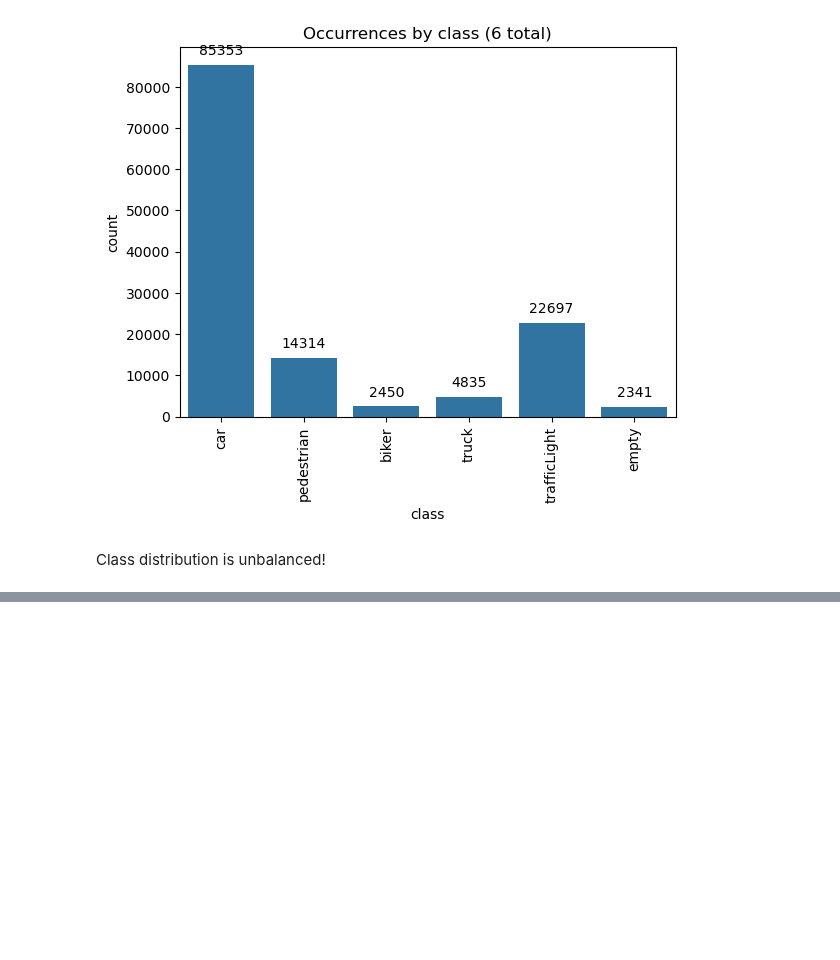
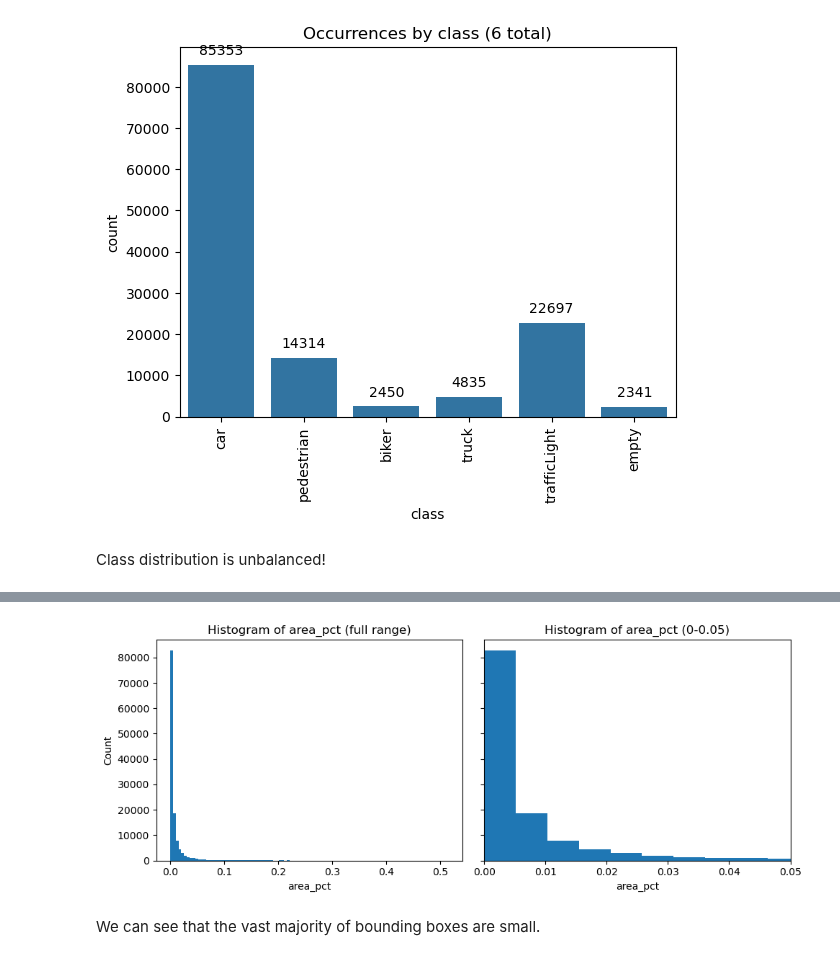
Before and after one commit to ElliotBlackstone/automotive-ssd-object-detection, a Jupyter notebook: EDA_car.ipynb, the cells around one changed output, grey strips where cells are left out. Saved outputs shown, nothing was run; the diff lists cells and outputs as text; code cells hidden in the pictures; blank space fills up the shorter version.

```diff
--- a/EDA_car.ipynb
+++ b/EDA_car.ipynb
@@ -24,7 +24,7 @@ train_path = folder_path / "train"
 test_path = folder_path / "test"
 # %%
 # load training data
-train_data = CarImageClass.ImageClass(targ_dir=train_path, transform=None, file_pct=1)
+train_data = CarImageClass.ImageClass(targ_dir=train_path, file_list=None, transform=None, file_pct=1, rand_seed=724, include_area=True, device='cpu')
 # %% [markdown]
 Look at some images!
 # %%
@@ -61,0 +82,7 @@ Class distribution is unbalanced!
+# %%
+# Get areas and area percentage of each bounding box
+df = train_data.annotate_df
+df['area'] = (df['xmax'] - df['xmin']) * (df['ymax'] - df['ymin'])
+df['area_pct'] = df['area'] / (512 * 512)
+
+df['area_pct'].describe()
@@ -61,0 +99,21 @@ Class distribution is unbalanced!
+# %%
+fig, axes = plt.subplots(1, 2, figsize=(10, 4), sharey=True)
+
+# Left: full range
+axes[0].hist(df["area_pct"], bins=100)
+axes[0].set_xlabel("area_pct")
+axes[0].set_ylabel("Count")
+axes[0].set_title("Histogram of area_pct (full range)")
+
+# Right: zoomed in
+axes[1].hist(df["area_pct"], bins=100)
+axes[1].set_xlim(0, 0.05)  # zoom on main mass
+axes[1].set_xlabel("area_pct")
+axes[1].set_title("Histogram of area_pct (0-0.05)")
+
+plt.tight_layout()
+plt.show()
+# %% [output]
+[figure, added]
+# %% [markdown]
+We can see that the vast majority of bounding boxes are small.
```
Also changed, not shown: parts of 4 cells of this notebook, 3 other files.
